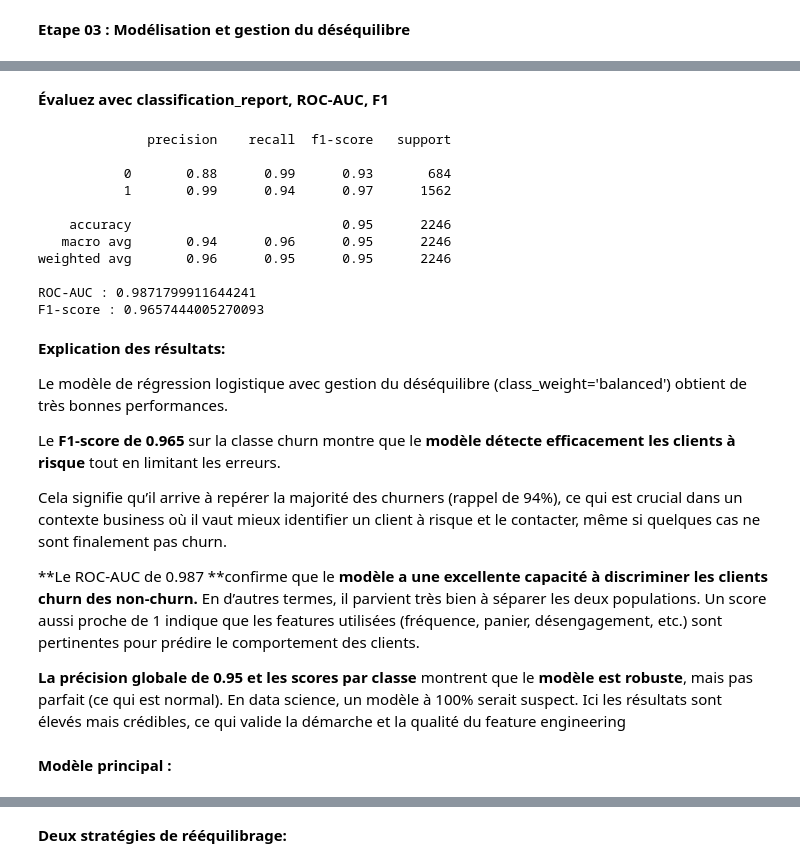
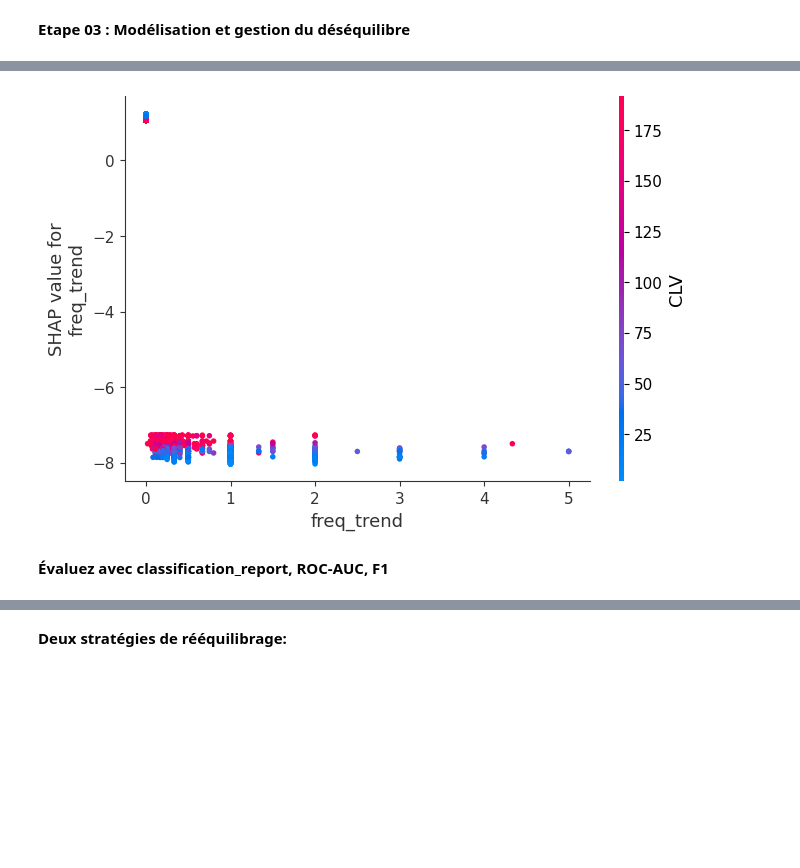
Before and after one commit to fds-imane/Data_Marketing, a Jupyter notebook: data_marketing_part_4.ipynb, the cells around one changed output, grey strips where cells are left out. Drawn from its saved outputs; the diff is of its cells as text; code cells hidden in the pictures; blank space fills up the shorter version.

```diff
--- a/data_marketing_part_4.ipynb
+++ b/data_marketing_part_4.ipynb
@@ -407,43 +572,6 @@ Ces résultats constituent une baseline robuste pour la suite (modèles plus ava
+# %%
+shap.dependence_plot("freq_trend", shap_values, X)
+# %% [output]
+[figure, added]
 # %% [markdown]
 **Évaluez avec classification_report, ROC-AUC, F1**
-# %%
-from sklearn.metrics import classification_report, roc_auc_score, f1_score
-
-# Prédictions (déjà calculées)
-y_pred = log_model.predict(X_test)
-y_proba = log_model.predict_proba(X_test)[:, 1]
-
-# === ÉVALUATION ===
-print(classification_report(y_test, y_pred))
-
-roc_auc = roc_auc_score(y_test, y_proba)
-f1 = f1_score(y_test, y_pred)
-
-print("ROC-AUC :", roc_auc)
-print("F1-score :", f1)
-# %% [output]
-              precision    recall  f1-score   support
-
-           0       0.88      0.99      0.93       684
-           1       0.99      0.94      0.97      1562
-
-    accuracy                           0.95      2246
-   macro avg       0.94      0.96      0.95      2246
-weighted avg       0.96      0.95      0.95      2246
-
-ROC-AUC : 0.9871799911644241
-F1-score : 0.9657444005270093
-# %% [markdown]
-**Explication des résultats:**
-
-Le modèle de régression logistique avec gestion du déséquilibre (class_weight='balanced') obtient de très bonnes performances.
-
-Le **F1-score de 0.965** sur la classe churn montre que le **modèle détecte efficacement les clients à risque** tout en limitant les erreurs.
-
-Cela signifie qu’il arrive à repérer la majorité des churners (rappel de 94%), ce qui est crucial dans un contexte business où il vaut mieux identifier un client à risque et le contacter, même si quelques cas ne sont finalement pas churn.
-
-**Le ROC-AUC de 0.987 **confirme que le **modèle a une excellente capacité à discriminer les clients churn des non-churn.** En d’autres termes, il parvient très bien à séparer les deux populations. Un score aussi proche de 1 indique que les features utilisées (fréquence, panier, désengagement, etc.) sont pertinentes pour prédire le comportement des clients.
-
-**La précision globale de 0.95** **et les scores par classe** montrent que le **modèle est robuste**, mais pas parfait (ce qui est normal). En data science, un modèle à 100% serait suspect. Ici les résultats sont élevés mais crédibles, ce qui valide la démarche et la qualité du feature engineering
-# %% [markdown]
-**Modèle principal :**
```
Also changed, not shown: parts of 56 cells of this notebook.
